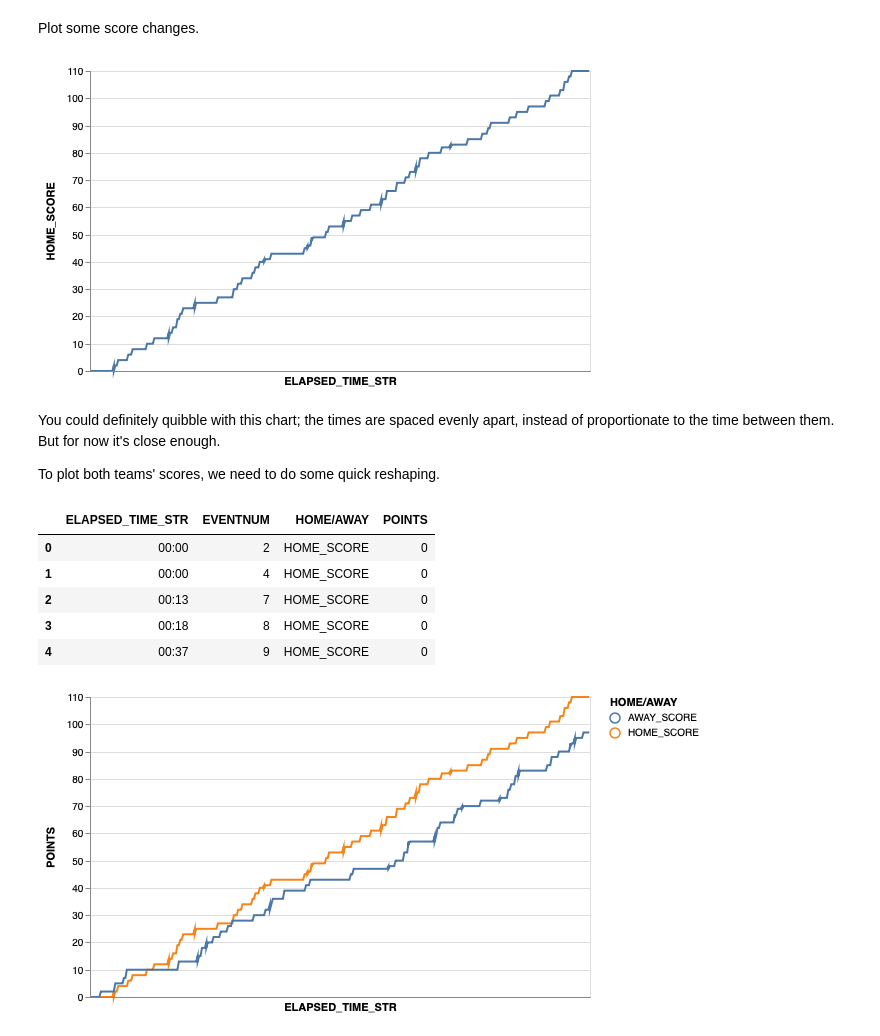
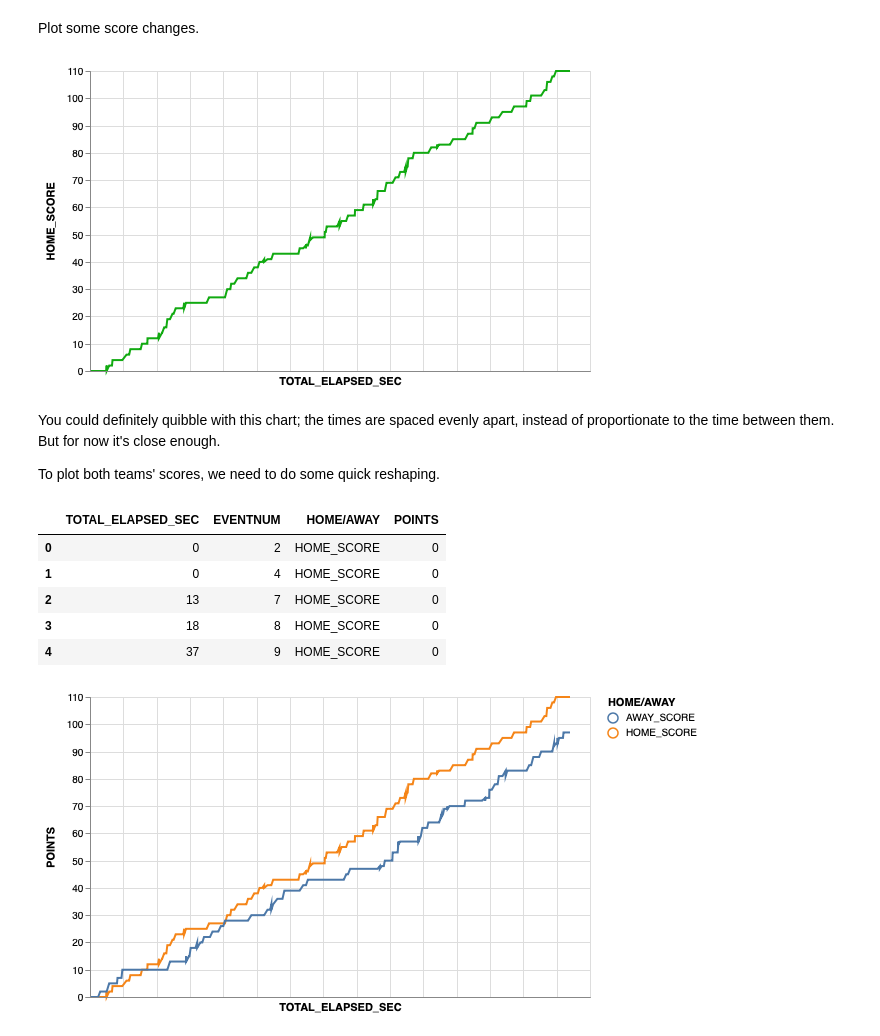
Before and after one commit to eswan18/nba_api_explore, a Jupyter notebook: Celtics Play-by-play Data.ipynb, the cells around one changed output. Saved outputs shown, nothing was run; the diff lists cells and outputs as text; code cells hidden in the pictures.

Commit message:
added some formatting to Play-by-play charts

```diff
--- a/Celtics Play-by-play Data.ipynb
+++ b/Celtics Play-by-play Data.ipynb
@@ -178,34 +178,38 @@ pbp.tail(5)
 Plot some score changes.
 # %%
 import altair as alt
+# %%
+# For plots, we'll want a total elapsed seconds column to be the x-axis
+pbp['TOTAL_ELAPSED_SEC'] = (pbp.ELAPSED_MIN * 60) + pbp.ELAPSED_SEC
 # %%
 alt.Chart(pbp, width=500).mark_line().encode(
-    x=alt.X('ELAPSED_TIME_STR', axis=alt.Axis(labels=False, ticks=False)),
-    y='HOME_SCORE:Q'
+    x=alt.X('TOTAL_ELAPSED_SEC:Q', axis=alt.Axis(labels=False, ticks=False)),
+    y='HOME_SCORE:Q',
+    color=alt.ColorValue('#11AA11')
 )
 # %% [output]
-[figure, old version]
+[figure, new version]
 # %% [markdown]
 You could definitely quibble with this chart; the times are spaced evenly apart, instead of proportionate to the time between them.
 But for now it's close enough.
 
 To plot both teams' scores, we need to do some quick reshaping.
 # %%
-melted = pbp.melt(id_vars=['ELAPSED_TIME_STR', 'EVENTNUM'], value_vars=['HOME_SCORE', 'AWAY_SCORE'],
+melted = pbp.melt(id_vars=['TOTAL_ELAPSED_SEC', 'EVENTNUM'], value_vars=['HOME_SCORE', 'AWAY_SCORE'],
                   var_name='HOME/AWAY', value_name='POINTS')
 melted.head()
 # %% [output]
-|  | ELAPSED_TIME_STR | EVENTNUM | HOME/AWAY | POINTS |
-| 0 | 00:00 | 2 | HOME_SCORE | 0 |
-| 1 | 00:00 | 4 | HOME_SCORE | 0 |
-| 2 | 00:13 | 7 | HOME_SCORE | 0 |
-| 3 | 00:18 | 8 | HOME_SCORE | 0 |
-| 4 | 00:37 | 9 | HOME_SCORE | 0 |
+|  | TOTAL_ELAPSED_SEC | EVENTNUM | HOME/AWAY | POINTS |
+| 0 | 0 | 2 | HOME_SCORE | 0 |
+| 1 | 0 | 4 | HOME_SCORE | 0 |
+| 2 | 13 | 7 | HOME_SCORE | 0 |
+| 3 | 18 | 8 | HOME_SCORE | 0 |
+| 4 | 37 | 9 | HOME_SCORE | 0 |
 # %%
 alt.Chart(melted, width=500).mark_line().encode(
-    x=alt.X('ELAPSED_TIME_STR', axis=alt.Axis(labels=False, ticks=False)),
+    x=alt.X('TOTAL_ELAPSED_SEC', axis=alt.Axis(labels=False, ticks=False)),
     y='POINTS:Q',
     color='HOME/AWAY'
 )
 # %% [output]
-[figure, old version]
+[figure, new version]
```
Also changed, not shown: parts of 4 cells of this notebook.
